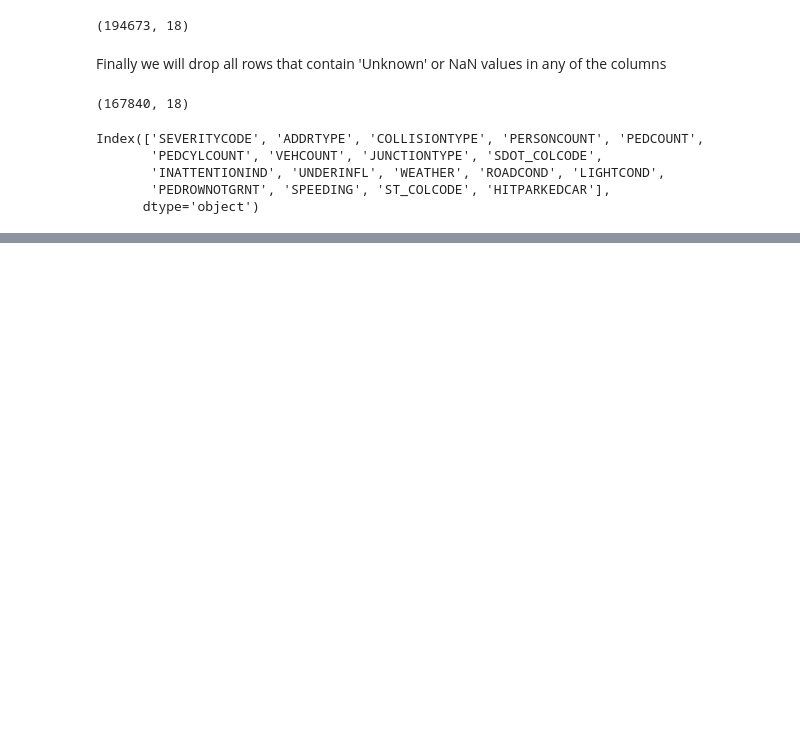
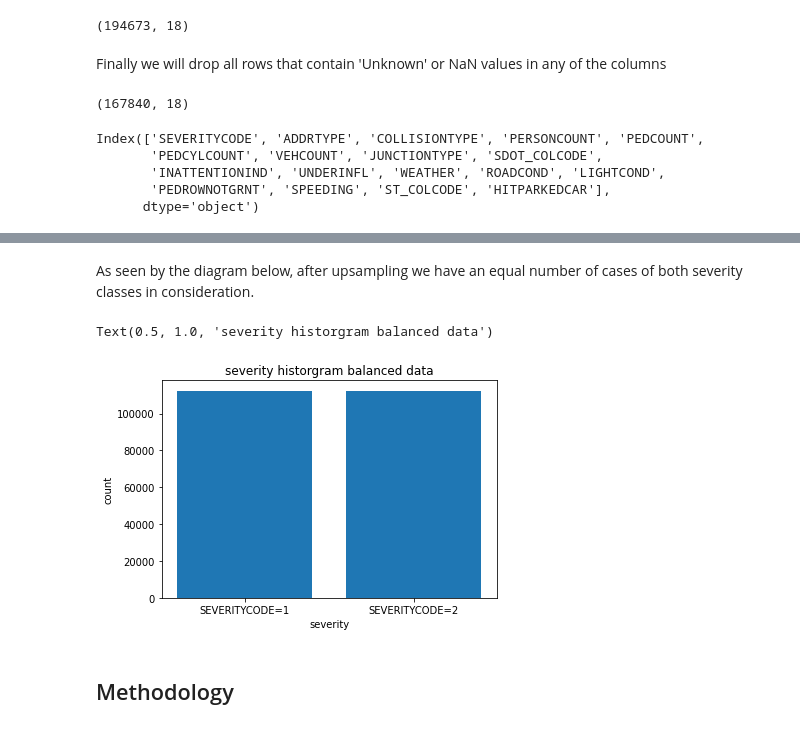
Before and after one commit to rezniknn/Applied-DS-Capstone-Coursera, a Jupyter notebook: capstone_applied_data_science_coursera.ipynb, the cells around one changed output, grey strips where cells are left out. Cells and saved outputs as stored; diff of their text form; code cells hidden in the pictures; blank space fills up the shorter version.

```diff
--- a/capstone_applied_data_science_coursera.ipynb
+++ b/capstone_applied_data_science_coursera.ipynb
@@ -89,0 +103,30 @@ Index(['SEVERITYCODE', 'ADDRTYPE', 'COLLISIONTYPE', 'PERSONCOUNT', 'PEDCOUNT',
+# %%
+from sklearn.utils import resample
+
+
+# Separate majority and minority classes
+df_majority = df[df.SEVERITYCODE==1]
+df_minority = df[df.SEVERITYCODE==2]
+
+
+# Upsample minority class
+df_minority_upsampled = resample(df_minority,
+                                 replace=True,     # sample with replacement
+                                 n_samples=len(df_majority),    # to match majority class
+                                 random_state=123) # reproducible results
+
+# Combine majority class with upsampled minority class
+df = pd.concat([df_majority, df_minority_upsampled])
+# %% [markdown]
+As seen by the diagram below, after upsampling we have an equal number of cases of both severity classes in consideration.
+# %%
+group_names = ['SEVERITYCODE=1', 'SEVERITYCODE=2']
+pyplot.bar(group_names, df["SEVERITYCODE"].value_counts())
+plt.pyplot.xlabel("severity")
+plt.pyplot.ylabel("count")
+plt.pyplot.title("severity historgram balanced data")
+# %% [output]
+Text(0.5, 1.0, 'severity historgram balanced data')
+[figure, added]
+# %% [markdown]
+## Methodology
```
Also changed, not shown: parts of 35 cells of this notebook.
